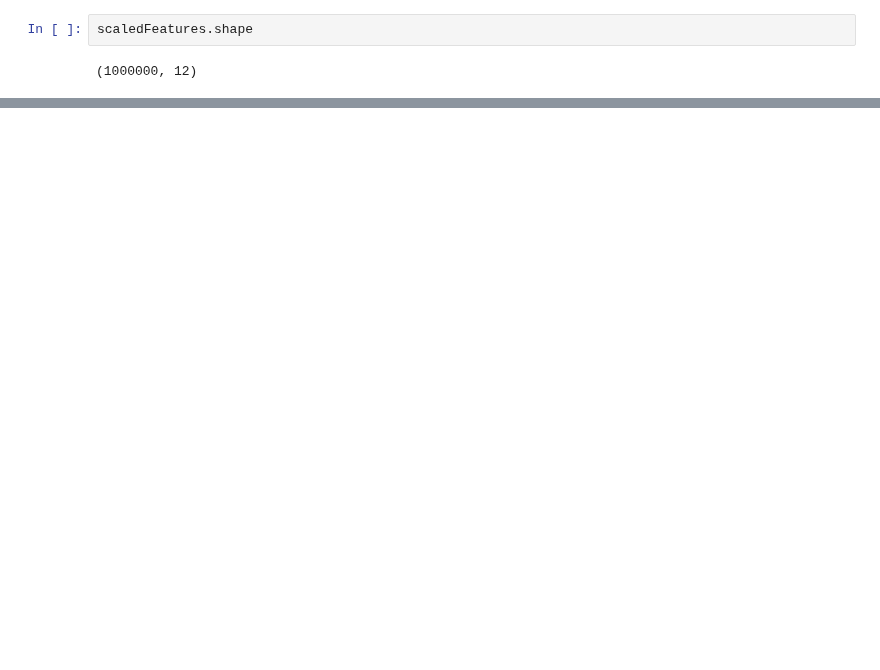
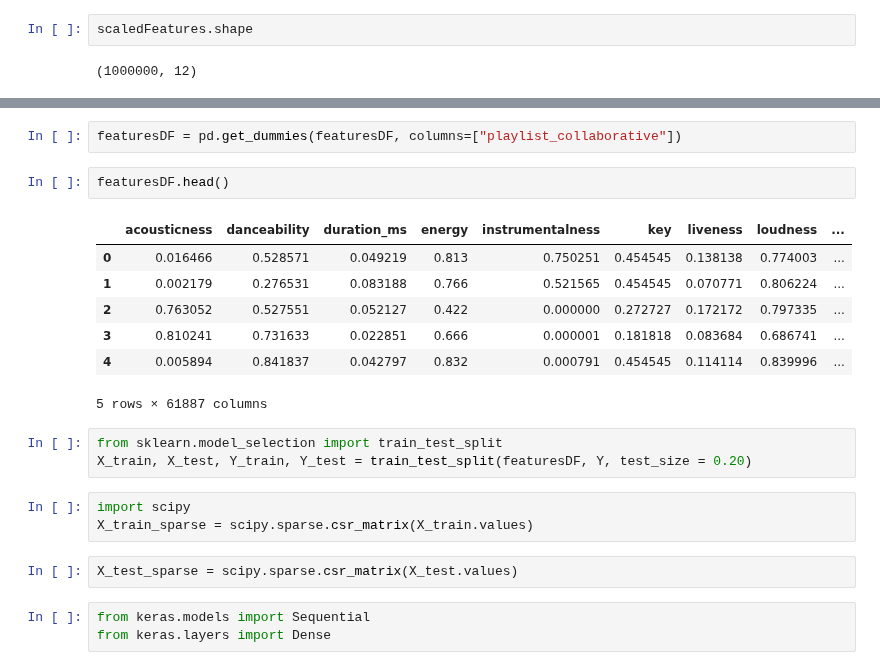
Before and after one commit to adamkhazi/one-million-playlists, a Jupyter notebook: exploration/Research Questions.ipynb, the cells around one changed output, grey strips where cells are left out. Saved outputs shown, nothing was run; the diff lists cells and outputs as text; blank space fills up the shorter version.

```diff
--- a/exploration/Research Questions.ipynb
+++ b/exploration/Research Questions.ipynb
@@ -204,0 +445,23 @@ acc: 1.00
+# %%
+featuresDF = pd.get_dummies(featuresDF, columns=["playlist_collaborative"])
+# %%
+featuresDF.head()
+# %% [output]
+|  | acousticness | danceability | duration_ms | energy | instrumentalness | key | liveness | loudness | ... |
+| 0 | 0.016466 | 0.528571 | 0.049219 | 0.813 | 0.750251 | 0.454545 | 0.138138 | 0.774003 | ... |
+| 1 | 0.002179 | 0.276531 | 0.083188 | 0.766 | 0.521565 | 0.454545 | 0.070771 | 0.806224 | ... |
+| 2 | 0.763052 | 0.527551 | 0.052127 | 0.422 | 0.000000 | 0.272727 | 0.172172 | 0.797335 | ... |
+| 3 | 0.810241 | 0.731633 | 0.022851 | 0.666 | 0.000001 | 0.181818 | 0.083684 | 0.686741 | ... |
+| 4 | 0.005894 | 0.841837 | 0.042797 | 0.832 | 0.000791 | 0.454545 | 0.114114 | 0.839996 | ... |
+5 rows × 61887 columns
+# %%
+from sklearn.model_selection import train_test_split
+X_train, X_test, Y_train, Y_test = train_test_split(featuresDF, Y, test_size = 0.20)
+# %%
+import scipy
+X_train_sparse = scipy.sparse.csr_matrix(X_train.values)
+# %%
+X_test_sparse = scipy.sparse.csr_matrix(X_test.values)
+# %%
+from keras.models import Sequential
+from keras.layers import Dense
```
Also changed, not shown: parts of 65 cells of this notebook, 16 other files.
